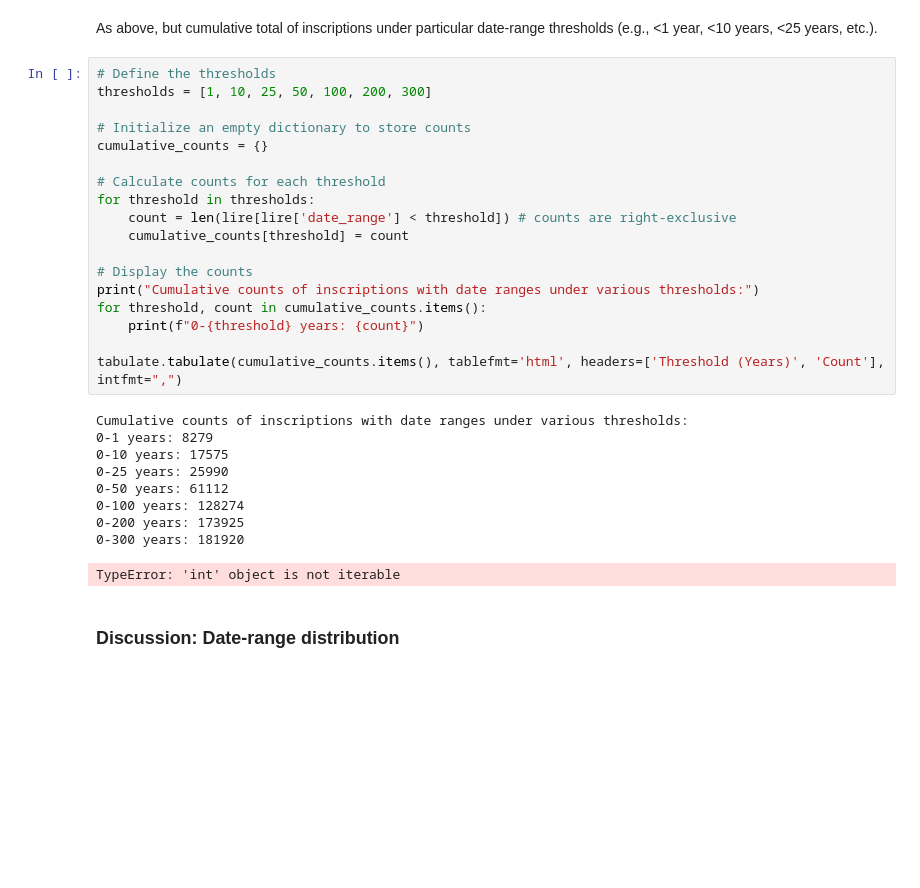
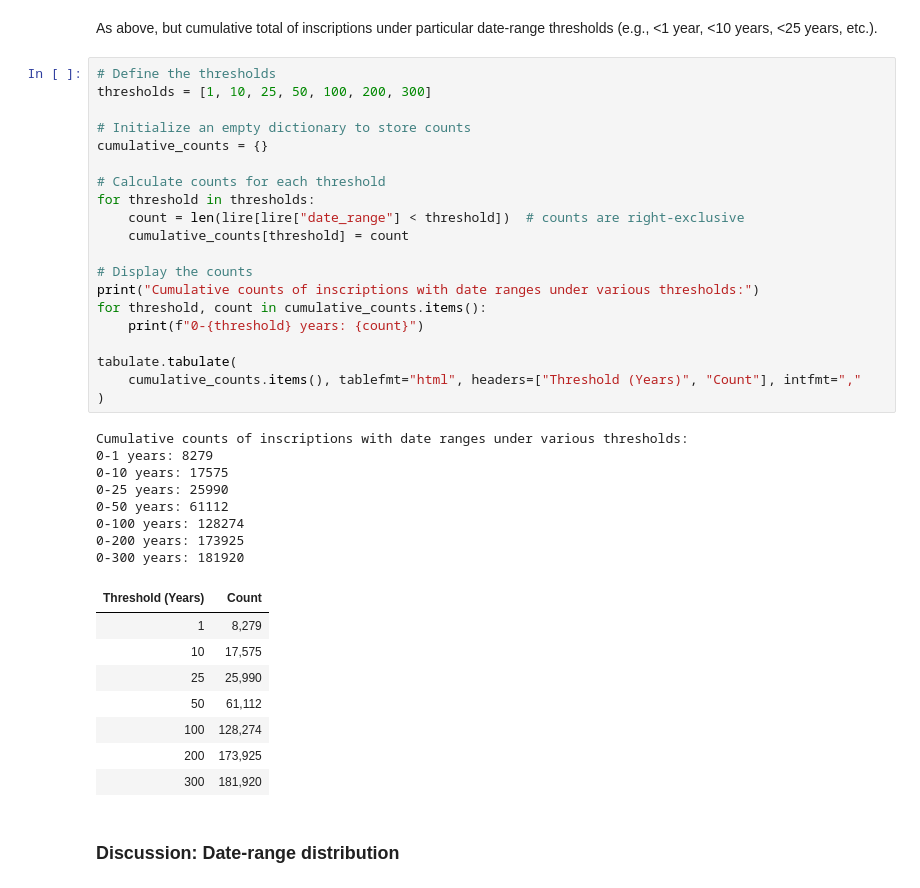
Before and after one commit to saross/inscriptions, a Jupyter notebook: inscriptions-spa.ipynb, the cells around one changed output. Cells and saved outputs as stored; diff of their text form; blank space fills up the shorter version.

Commit message:
Correct errors in environment

```diff
--- a/inscriptions-spa.ipynb
+++ b/inscriptions-spa.ipynb
@@ -365,31 +378,40 @@ As above, but cumulative total of inscriptions under particular date-range thres
 # %%
 # Define the thresholds
 thresholds = [1, 10, 25, 50, 100, 200, 300]
 
 # Initialize an empty dictionary to store counts
 cumulative_counts = {}
 
 # Calculate counts for each threshold
 for threshold in thresholds:
-    count = len(lire[lire['date_range'] < threshold]) # counts are right-exclusive
+    count = len(lire[lire["date_range"] < threshold])  # counts are right-exclusive
     cumulative_counts[threshold] = count
 
 # Display the counts
 print("Cumulative counts of inscriptions with date ranges under various thresholds:")
 for threshold, count in cumulative_counts.items():
     print(f"0-{threshold} years: {count}")
 
-tabulate.tabulate(cumulative_counts.items(), tablefmt='html', headers=['Threshold (Years)', 'Count'], intfmt=",")
+tabulate.tabulate(
+    cumulative_counts.items(), tablefmt="html", headers=["Threshold (Years)", "Count"], intfmt=","
+)
 # %% [output]
 Cumulative counts of inscriptions with date ranges under various thresholds:
 0-1 years: 8279
 0-10 years: 17575
 0-25 years: 25990
 0-50 years: 61112
 0-100 years: 128274
 0-200 years: 173925
 0-300 years: 181920
-TypeError: 'int' object is not iterable
+| Threshold (Years) | Count |
+| 1 | 8,279 |
+| 10 | 17,575 |
+| 25 | 25,990 |
+| 50 | 61,112 |
+| 100 | 128,274 |
+| 200 | 173,925 |
+| 300 | 181,920 |
 # %% [markdown]
 ### Discussion: Date-range distribution
 # %% [markdown]
```
Also changed, not shown: parts of 15 cells of this notebook.
